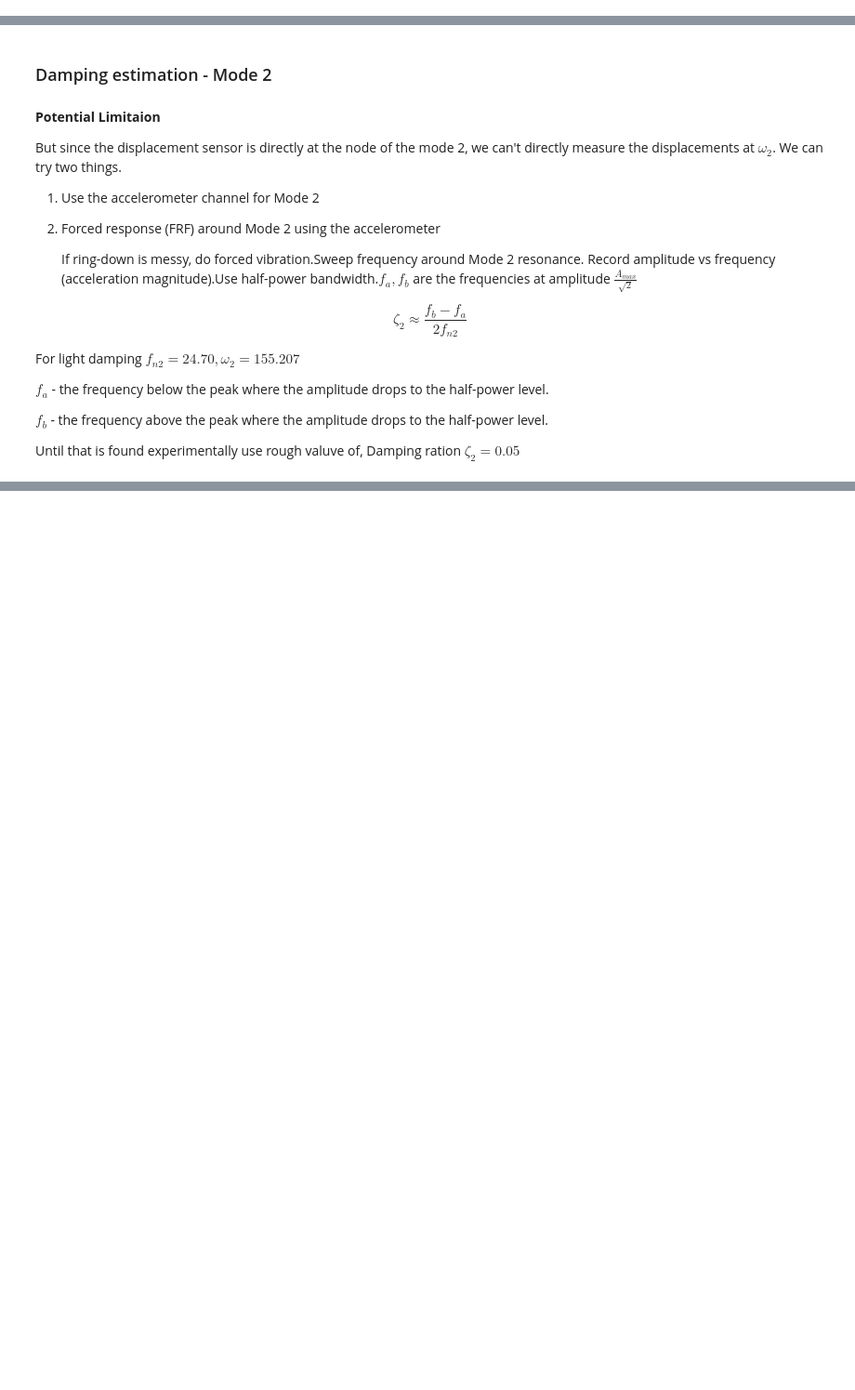
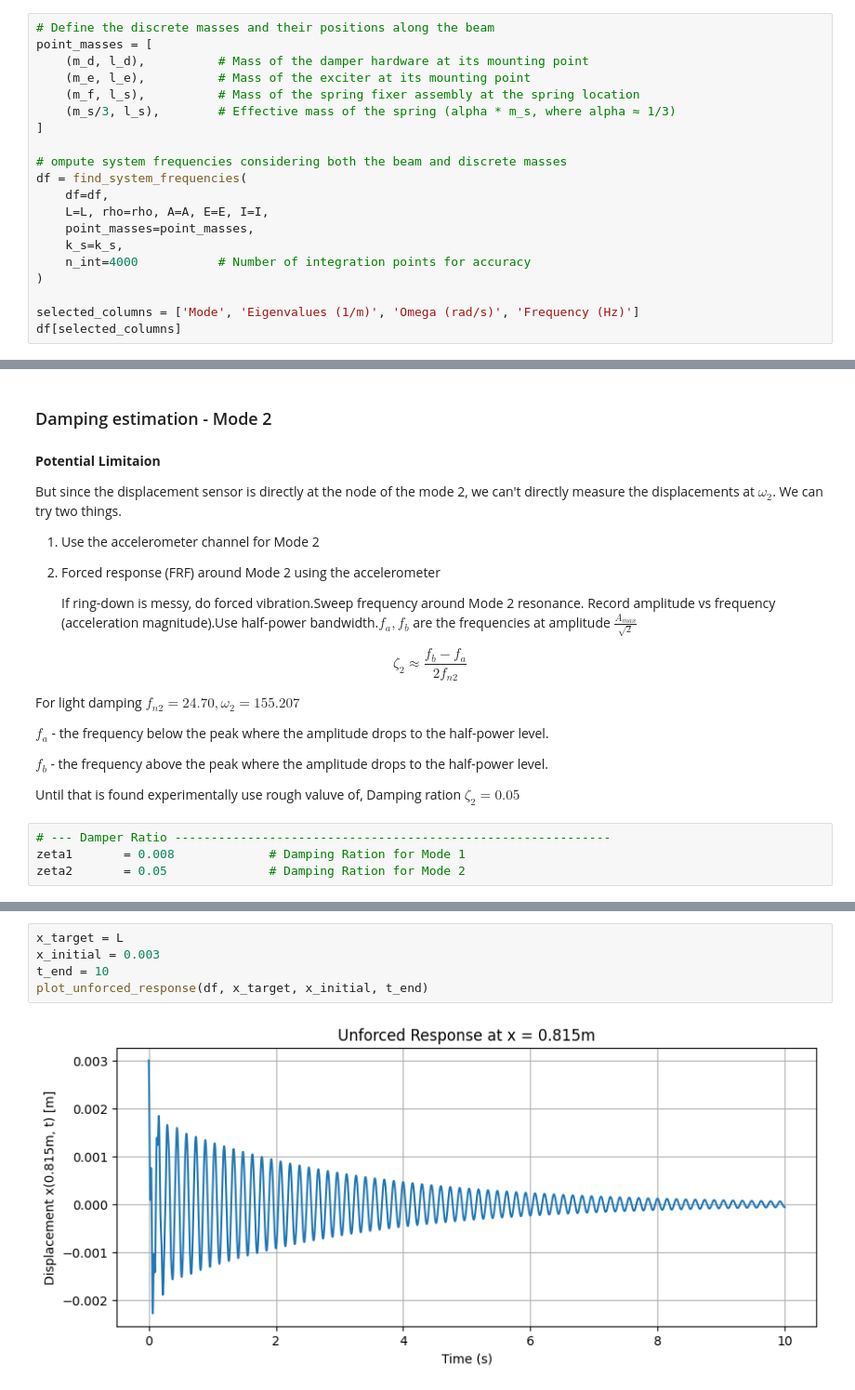
Before and after one commit to Alokathilakarathna/ME422_B3, a Jupyter notebook: Vibration Lab/e20452.ipynb, the cells around one changed output, grey strips where cells are left out. Shown at 93% size. Cells and saved outputs as stored; diff of their text form; blank space fills up the shorter version.

```diff
--- a/Vibration Lab/e20452.ipynb
+++ b/Vibration Lab/e20452.ipynb
@@ -685,0 +702,20 @@ df
+# %%
+# Define the discrete masses and their positions along the beam
+point_masses = [
+    (m_d, l_d),          # Mass of the damper hardware at its mounting point
+    (m_e, l_e),          # Mass of the exciter at its mounting point
+    (m_f, l_s),          # Mass of the spring fixer assembly at the spring location
+    (m_s/3, l_s),        # Effective mass of the spring (alpha * m_s, where alpha ≈ 1/3)
+]
+
+# ompute system frequencies considering both the beam and discrete masses
+df = find_system_frequencies(
+    df=df,
+    L=L, rho=rho, A=A, E=E, I=I,
+    point_masses=point_masses,
+    k_s=k_s,
+    n_int=4000           # Number of integration points for accuracy
+)
+
+selected_columns = ['Mode', 'Eigenvalues (1/m)', 'Omega (rad/s)', 'Frequency (Hz)']
+df[selected_columns]
@@ -769,3 +818,7 @@ $f_b$ - the frequency above the peak where the amplitude drops to the half-power
 
 Until that is found experimentally use rough valuve of,
 Damping ration $ζ_2 = 0.05$
+# %%
+# --- Damper Ratio ------------------------------------------------------------
+zeta1       = 0.008             # Damping Ration for Mode 1
+zeta2       = 0.05              # Damping Ration for Mode 2
@@ -771,0 +878,7 @@ Damping ration $ζ_2 = 0.05$
+# %%
+x_target = L
+x_initial = 0.003
+t_end = 10
+plot_unforced_response(df, x_target, x_initial, t_end)
+# %% [output]
+[figure, added]
```
Also changed, not shown: parts of 32 cells of this notebook.
